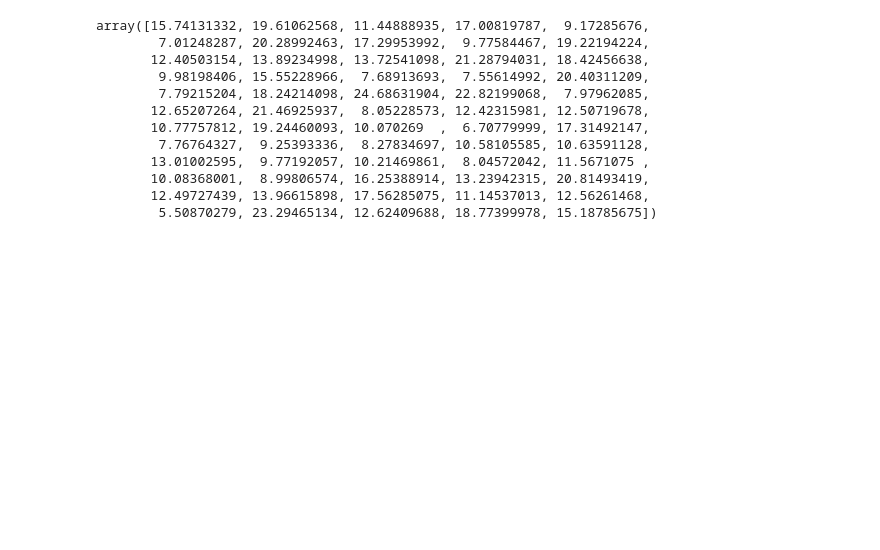
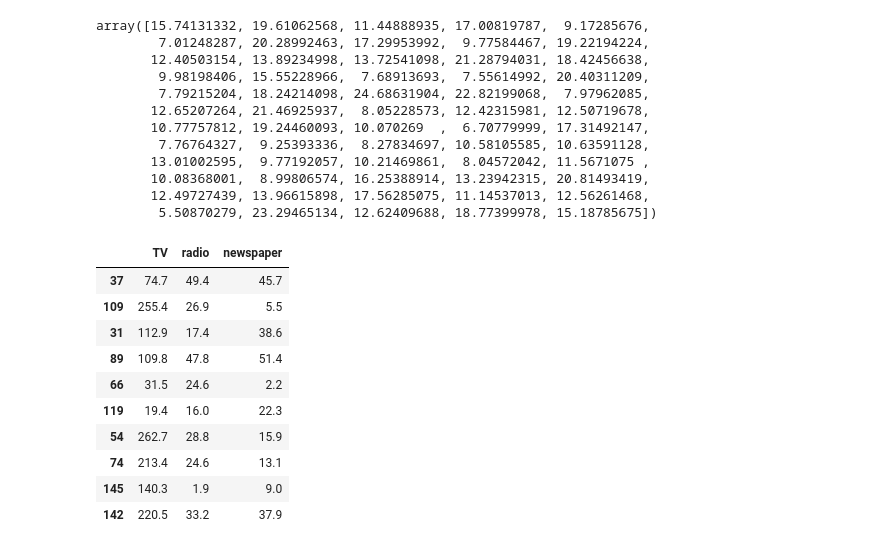
Before and after one commit to Elloh144/Regression-1, a Jupyter notebook: Regression2.ipynb, the cells around one changed output. Drawn from its saved outputs; the diff is of its cells as text; code cells hidden in the pictures; blank space fills up the shorter version.

```diff
--- a/Regression2.ipynb
+++ b/Regression2.ipynb
@@ -141,3 +141,17 @@ array([15.74131332, 19.61062568, 11.44888935, 17.00819787,  9.17285676,
        10.08368001,  8.99806574, 16.25388914, 13.23942315, 20.81493419,
        12.49727439, 13.96615898, 17.56285075, 11.14537013, 12.56261468,
         5.50870279, 23.29465134, 12.62409688, 18.77399978, 15.18785675])
+# %%
+X_test.head(10)
+# %% [output]
+|  | TV | radio | newspaper |
+| 37 | 74.7 | 49.4 | 45.7 |
+| 109 | 255.4 | 26.9 | 5.5 |
+| 31 | 112.9 | 17.4 | 38.6 |
+| 89 | 109.8 | 47.8 | 51.4 |
+| 66 | 31.5 | 24.6 | 2.2 |
+| 119 | 19.4 | 16.0 | 22.3 |
+| 54 | 262.7 | 28.8 | 15.9 |
+| 74 | 213.4 | 24.6 | 13.1 |
+| 145 | 140.3 | 1.9 | 9.0 |
+| 142 | 220.5 | 33.2 | 37.9 |
```
Also changed, not shown: parts of 9 cells of this notebook.
